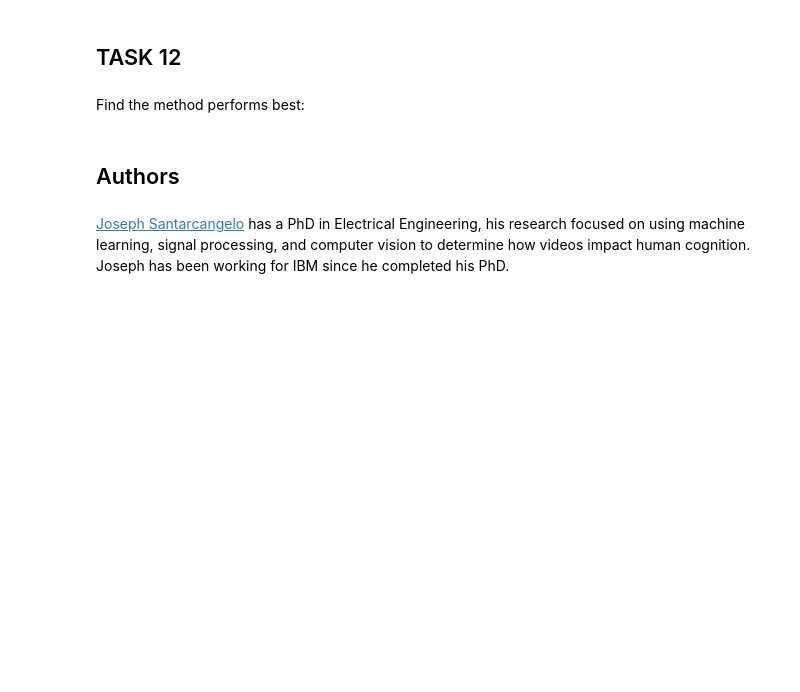
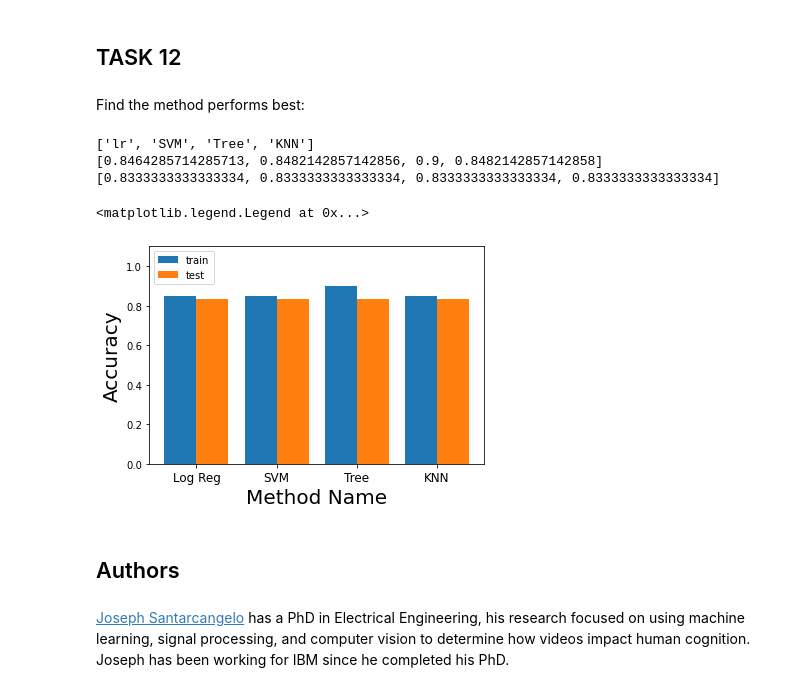
Before and after one commit to bankanidhi/Python-Data-Science, a Jupyter notebook: Machine Learning Prediction.ipynb, the cells around one changed output. Saved outputs shown, nothing was run; the diff lists cells and outputs as text; code cells hidden in the pictures; blank space fills up the shorter version.

Commit message:
Updated accuracy plot

```diff
--- a/Machine Learning Prediction.ipynb
+++ b/Machine Learning Prediction.ipynb
@@ -190,7 +190,6 @@ accuracy : 0.8464285714285713
 Calculate the accuracy on the test data using the method <code>score</code>:
 # %%
 print(f"Accuracy = {logreg_cv.score(X_test,Y_test)}")
-test_accuracy.append(logreg_cv.score(X_test,Y_test))
 # %% [output]
 Accuracy = 0.8333333333333334
 # %% [markdown]
@@ -339,3 +338,11 @@ plot_confusion_matrix(Y_test,yhat)
 ## TASK  12
 # %% [markdown]
 Find the method performs best:
+# %%
+print(method_name)
+print(train_accuracy)
+print(test_accuracy)
+# %% [output]
+['lr', 'SVM', 'Tree', 'KNN']
+[0.8464285714285713, 0.8482142857142856, 0.9, 0.8482142857142858]
+[0.8333333333333334, 0.8333333333333334, 0.8333333333333334, 0.8333333333333334]
@@ -342,3 +352,16 @@ Find the method performs best:
+# %%
+x = np.arange(4)
+plt.bar(x - 0.2, train_accuracy, width=0.4, label="train")
+plt.bar(x + 0.2, test_accuracy, width=0.4, label="test")
+plt.xticks(x, ['Log Reg', 'SVM', 'Tree', 'KNN'], size=12)
+plt.ylim(0,1.1)
+plt.xlabel("Method Name", size=20)
+plt.ylabel("Accuracy" , size=20)
+plt.legend(loc="upper left")
+# plt.bar(method_name, test_accuracy)
+# %% [output]
+<matplotlib.legend.Legend at 0x...>
+[figure, added]
 # %% [markdown]
 ## Authors
 # %% [markdown]
```
Also changed, not shown: parts of 2 cells of this notebook.
